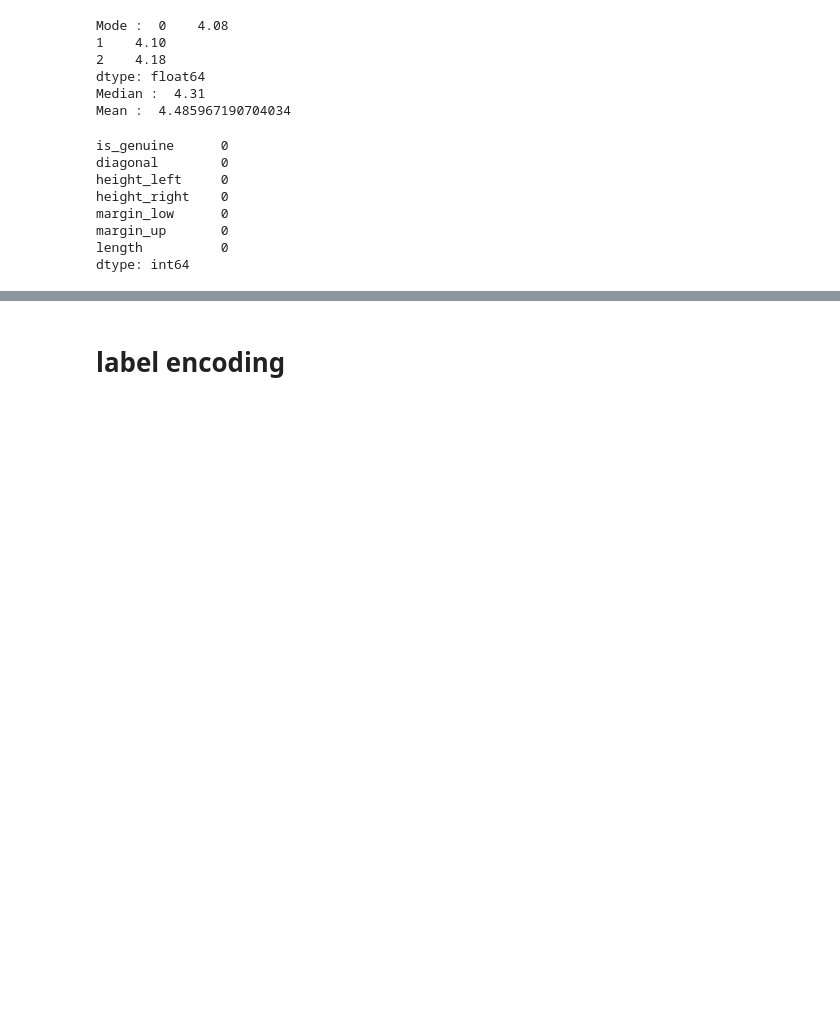
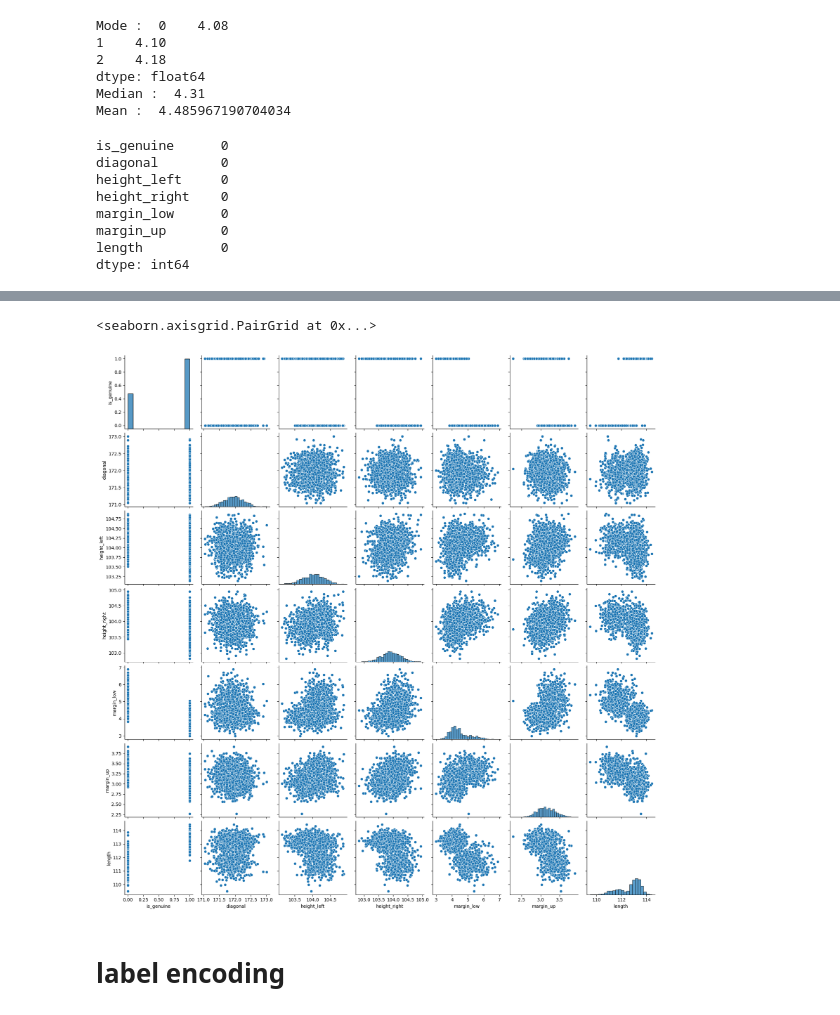
Before and after one commit to RiyazahmadBagban/Fake_bills, a Jupyter notebook: 1-EDA and Preprocessing on fake bills.ipynb, the cells around one changed output, grey strips where cells are left out. Drawn from its saved outputs; the diff is of its cells as text; code cells hidden in the pictures; blank space fills up the shorter version.

```diff
--- a/1-EDA and Preprocessing on fake bills.ipynb
+++ b/1-EDA and Preprocessing on fake bills.ipynb
@@ -85,3 +129,8 @@ dtype: int64
+# %%
+sns.pairplot(dataset_encode)
+# %% [output]
+<seaborn.axisgrid.PairGrid at 0x...>
+[figure, added]
 # %% [markdown]
 # label encoding
 # %%
```
Also changed, not shown: parts of 4 cells of this notebook.
